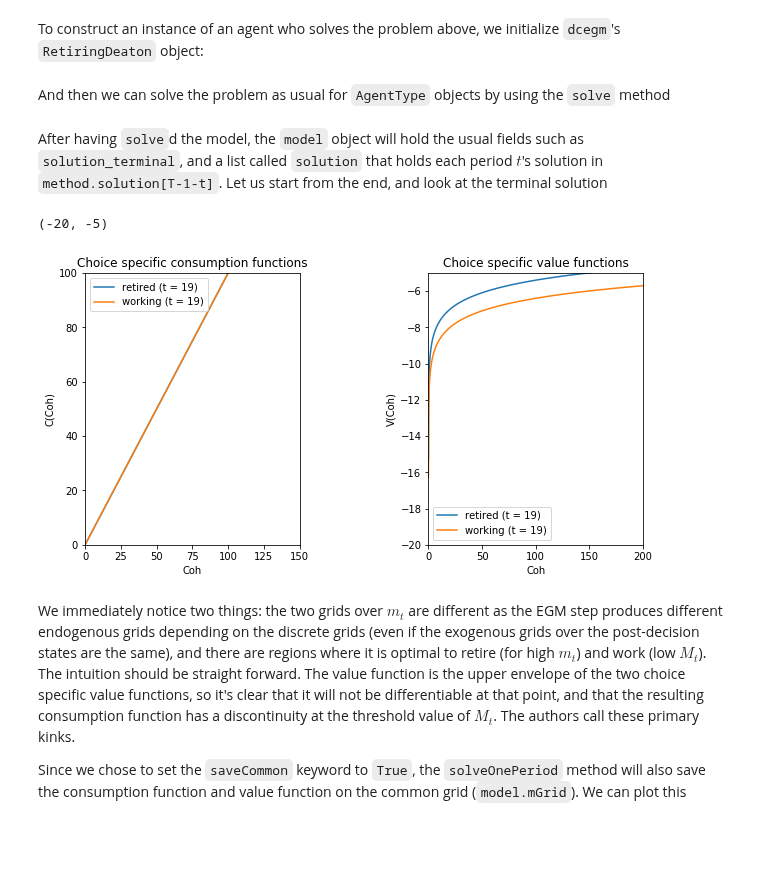
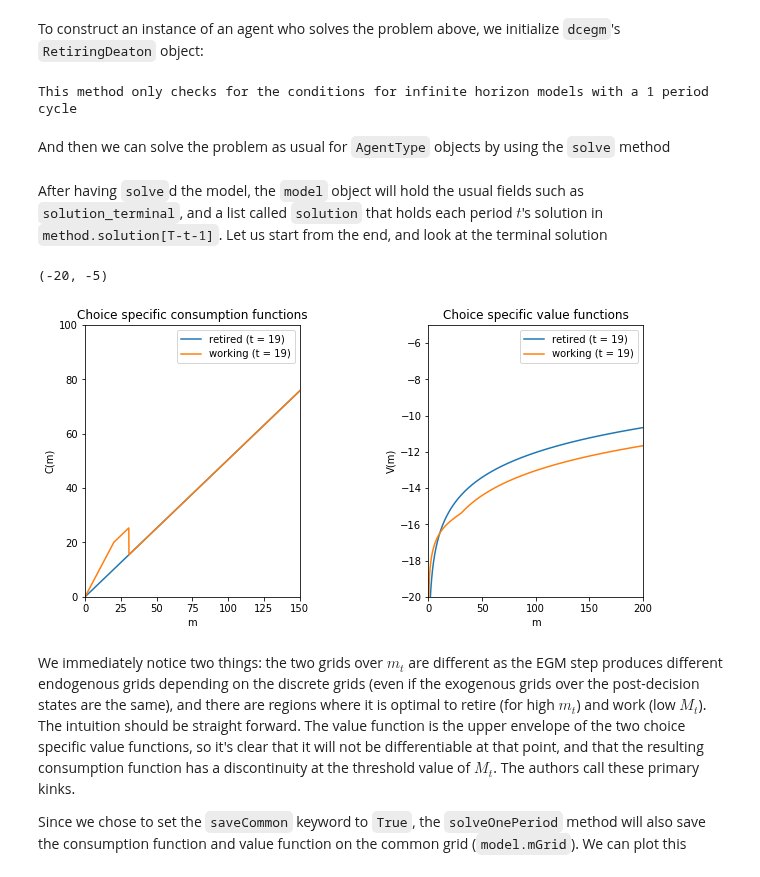
Before and after one commit to econ-ark/REMARK, a Jupyter notebook: REMARKs/EndogenousRetirement/Endogenous-Retirement.ipynb, the cells around one changed output. Cells and saved outputs as stored; diff of their text form; code cells hidden in the pictures; blank space fills up the shorter version.

```diff
--- a/REMARKs/EndogenousRetirement/Endogenous-Retirement.ipynb
+++ b/REMARKs/EndogenousRetirement/Endogenous-Retirement.ipynb
@@ -294,10 +294,10 @@ def calcExtraSaves(saveCommon, rs, ws, par, mGrid):
     if saveCommon:
         # To save the pre-discrete choice expected consumption and value function,
         # we need to interpolate onto the same grid between the two. We know that
-        # ws.C and ws.V_T are on the ws.Coh grid, so we use that to interpolate.
+        # ws.C and ws.V_T are on the ws.m grid, so we use that to interpolate.
 
-        Crs = LinearInterp(rs.Coh, rs.C)(mGrid)
-        V_Trs = LinearInterp(rs.Coh, rs.V_T)(mGrid)
+        Crs = LinearInterp(rs.m, rs.C)(mGrid)
+        V_Trs = LinearInterp(rs.m, rs.V_T)(mGrid)
 
         V_Tws = ws.V_T
         Cws = ws.C
@@ -315,15 +315,15 @@ RetiringDeatonParameters = namedtuple('RetiringDeatonParamters',
 
 class RetiringDeatonSolution(Solution):
     def __init__(self, ChoiceSols, M, C, V_T, P):
-        self.Coh = M
+        self.m = M
         self.C = C
         self.V_T = V_T
         self.P = P
         self.ChoiceSols = ChoiceSols
 
 class ChoiceSpecificSolution(Solution):
-    def __init__(self, Coh, C, CFunc, V_T, V_TFunc):
-        self.Coh = Coh
+    def __init__(self, m, C, CFunc, V_T, V_TFunc):
+        self.m = m
         self.C = C
         self.CFunc = CFunc
         self.V_T = V_T
@@ -383,15 +383,15 @@ class RetiringDeaton(IndShockConsumerType):
         none
         """
 
-        Coh, C = self.mGrid.copy(), self.mGrid.copy() # consume everything
+        m, C = self.mGrid.copy(), self.mGrid.copy() # consume everything
 
         V_T = numpy.divide(-1.0, self.Util(self.mGrid, curChoice))
 
         # Interpolants
-        CFunc = lambda coh: LinearInterp(Coh, C)(coh)
-        V_TFunc = lambda coh: LinearInterp(Coh, V_T)(coh)
+        CFunc = lambda coh: LinearInterp(m, C)(coh)
+        V_TFunc = lambda coh: LinearInterp(m, V_T)(coh)
 
-        return ChoiceSpecificSolution(Coh, C, CFunc, V_T, V_TFunc)
+        return ChoiceSpecificSolution(m, C, CFunc, V_T, V_TFunc)
 
     # Plotting methods for RetiringDeaton
     def plotV(self, t, d, plot_range = None):
@@ -399,7 +399,7 @@ class RetiringDeaton(IndShockConsumerType):
         if t == self.T:
             sol = self.solution_terminal
         else:
-            sol = self.solution[self.T-1-t]
+            sol = self.solution[t]
 
         if d == 1:
             sol = sol.ChoiceSols[0]
@@ -409,13 +409,13 @@ class RetiringDeaton(IndShockConsumerType):
             choice_str = "working"
 
         if plot_range == None:
-            plot_range = range(len(sol.Coh))
+            plot_range = range(len(sol.m))
         else:
             plot_range = range(plot_range[0], plot_range[1])
-        plt.plot(sol.Coh[plot_range], numpy.divide(-1.0, sol.V_T[plot_range]), label="{} (t = {})".format(choice_str, t))
+        plt.plot(sol.m[plot_range], numpy.divide(-1.0, sol.V_T[plot_range]), label="{} (t = {})".format(choice_str, t))
         plt.legend()
-        plt.xlabel("Coh")
-        plt.ylabel("V(Coh)")
+        plt.xlabel("m")
+        plt.ylabel("V(m)")
         plt.title('Choice specific value functions')
 
 
@@ -424,7 +424,7 @@ class RetiringDeaton(IndShockConsumerType):
         if t == self.T:
             sol = self.solution_terminal
         else:
-            sol = self.solution[self.T-1-t]
+            sol = self.solution[t]
 
         if d == 1:
             sol = sol.ChoiceSols[0]
@@ -434,13 +434,13 @@ class RetiringDeaton(IndShockConsumerType):
             choice_str = "working"
 
         if plot_range == None:
-            plot_range = range(len(sol.Coh))
+            plot_range = range(len(sol.m))
         else:
             plot_range = range(plot_range[0], plot_range[1])
-        plt.plot(sol.Coh[plot_range], sol.C[plot_range], label="{} (t = {})".format(choice_str, t), **kwds)
+        plt.plot(sol.m[plot_range], sol.C[plot_range], label="{} (t = {})".format(choice_str, t), **kwds)
         plt.legend()
-        plt.xlabel("Coh")
-        plt.ylabel("C(Coh)")
+        plt.xlabel("m")
+        plt.ylabel("C(m)")
         plt.title('Choice specific consumption functions')
 # %%
 # Functions used to solve each period
@@ -656,6 +656,8 @@ retiring_params = {'CRRA' : CRRA,
 # %%
 #model = dcegm.RetiringDeaton(saveCommon = True)
 model = RetiringDeaton(**retiring_params)
+# %% [output]
+This method only checks for the conditions for infinite horizon models with a 1 period cycle
 # %% [markdown]
 And then we can solve the problem as usual for `AgentType` objects by using
 the `solve` method
@@ -666,27 +668,28 @@ model.solve()
 # %% [markdown]
 After having `solve`d the model, the `model` object will hold the usual fields
 such as `solution_terminal`, and a list called `solution` that holds each period
-$t$'s solution in `method.solution[T-1-t]`. Let us start from the end, and look
+$t$'s solution in `method.solution[T-t-1]`. Let us start from the end, and look
 at the terminal solution
 # %%
 f, axs = plt.subplots(2,2,figsize=(10,5))
 plt.subplots_adjust(wspace=0.6)
-model.timeRev()
+#model.timeRev()
 t=19
+Tmtm1 = T
 plt.subplot(1,2,1)
 model.plotC(t, 1)
 model.plotC(t, 2)
 plt.xlim((0, 150))
 plt.ylim((0, 100))
 
 plt.subplot(1,2,2)
 model.plotV(t, 1)
 model.plotV(t, 2)
 plt.xlim((0, 200))
 plt.ylim((-20, -5))
 # %% [output]
 (-20, -5)
-[figure, old version]
+[figure, new version]
 # %% [markdown]
 We immediately notice two things: the two grids over $m_t$ are different as
 the EGM step produces different endogenous grids depending on the discrete
```
Also changed, not shown: parts of 12 cells of this notebook, 1 other file.
